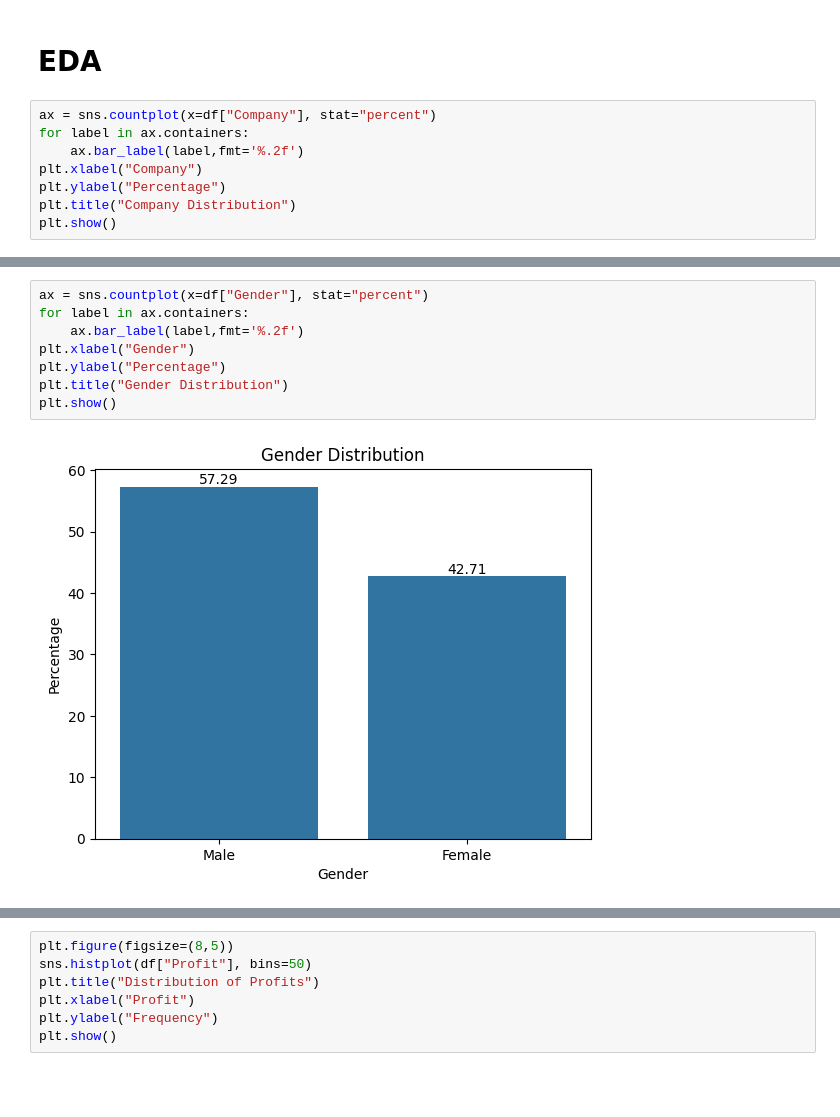
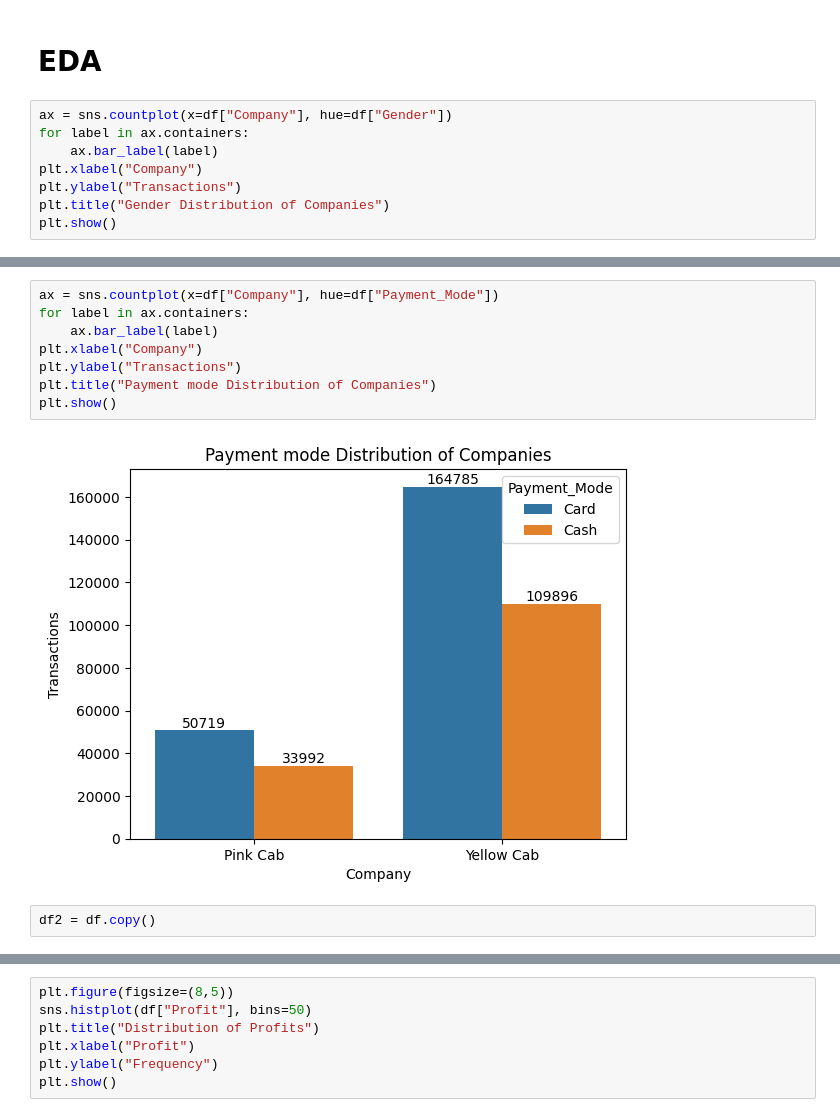
Before and after one commit to chjameskumar/Week-2, a Jupyter notebook: G2M_insight_for_Cab_Investment_firm.ipynb, the cells around one changed output, grey strips where cells are left out. Cells and saved outputs as stored; diff of their text form; blank space fills up the shorter version.

```diff
--- a/G2M_insight_for_Cab_Investment_firm.ipynb
+++ b/G2M_insight_for_Cab_Investment_firm.ipynb
@@ -435,11 +441,11 @@ df.duplicated().sum()
 # %% [markdown]
 # EDA
 # %%
-ax = sns.countplot(x=df["Company"], stat="percent")
+ax = sns.countplot(x=df["Company"], hue=df["Gender"])
 for label in ax.containers:
-    ax.bar_label(label,fmt='%.2f')
+    ax.bar_label(label)
 plt.xlabel("Company")
-plt.ylabel("Percentage")
-plt.title("Company Distribution")
+plt.ylabel("Transactions")
+plt.title("Gender Distribution of Companies")
 plt.show()
 # %% [output]
@@ -447,11 +453,13 @@ plt.show()
 # %%
-ax = sns.countplot(x=df["Gender"], stat="percent")
+ax = sns.countplot(x=df["Company"], hue=df["Payment_Mode"])
 for label in ax.containers:
-    ax.bar_label(label,fmt='%.2f')
-plt.xlabel("Gender")
-plt.ylabel("Percentage")
-plt.title("Gender Distribution")
+    ax.bar_label(label)
+plt.xlabel("Company")
+plt.ylabel("Transactions")
+plt.title("Payment mode Distribution of Companies")
 plt.show()
 # %% [output]
-[figure, old version]
+[figure, new version]
+# %%
+df2 = df.copy()
 # %%
```
Also changed, not shown: parts of 11 cells of this notebook.
